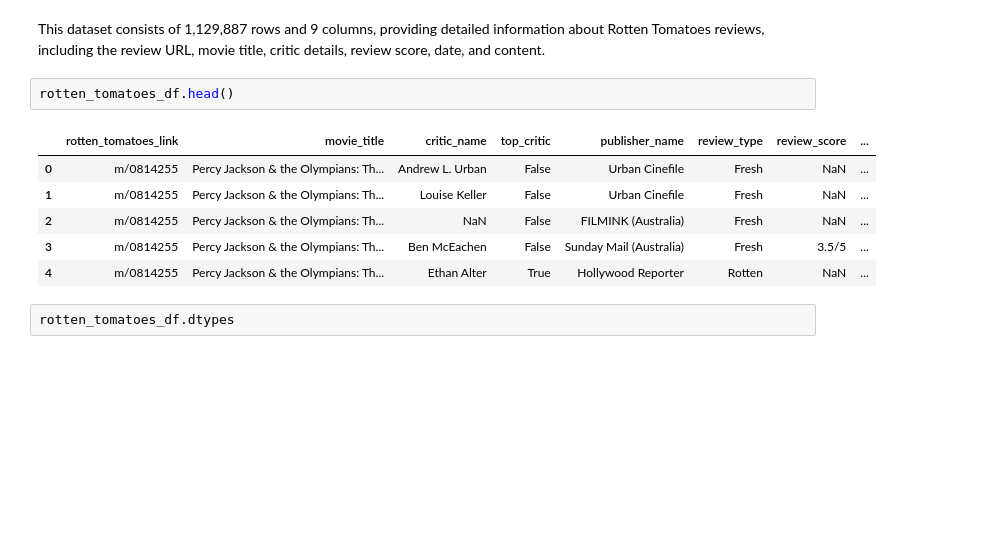
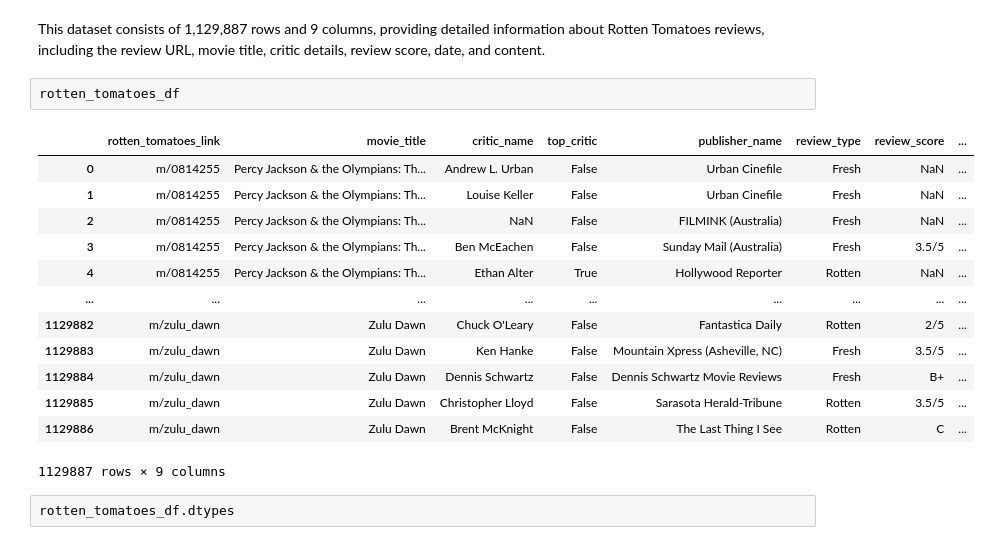
Before and after one commit to Yassek98/IUM-TWEB-Project, a Jupyter notebook: solution/notebooks/explorations/data_exploration.ipynb, the cells around one changed output. Cells and saved outputs as stored; diff of their text form; blank space fills up the shorter version.

```diff
--- a/solution/notebooks/explorations/data_exploration.ipynb
+++ b/solution/notebooks/explorations/data_exploration.ipynb
@@ -451,14 +519,21 @@ rotten_tomatoes_df.shape
 # %% [markdown]
 This dataset consists of 1,129,887 rows and 9 columns, providing detailed information about Rotten Tomatoes reviews, including the review URL, movie title, critic details, review score, date, and content.
 # %%
-rotten_tomatoes_df.head()
+rotten_tomatoes_df
 # %% [output]
 |  | rotten_tomatoes_link | movie_title | critic_name | top_critic | publisher_name | review_type | review_score | ... |
 | 0 | m/0814255 | Percy Jackson & the Olympians: Th... | Andrew L. Urban | False | Urban Cinefile | Fresh | NaN | ... |
 | 1 | m/0814255 | Percy Jackson & the Olympians: Th... | Louise Keller | False | Urban Cinefile | Fresh | NaN | ... |
 | 2 | m/0814255 | Percy Jackson & the Olympians: Th... | NaN | False | FILMINK (Australia) | Fresh | NaN | ... |
 | 3 | m/0814255 | Percy Jackson & the Olympians: Th... | Ben McEachen | False | Sunday Mail (Australia) | Fresh | 3.5/5 | ... |
 | 4 | m/0814255 | Percy Jackson & the Olympians: Th... | Ethan Alter | True | Hollywood Reporter | Rotten | NaN | ... |
+| ... | ... | ... | ... | ... | ... | ... | ... | ... |
+| 1129882 | m/zulu_dawn | Zulu Dawn | Chuck O'Leary | False | Fantastica Daily | Rotten | 2/5 | ... |
+| 1129883 | m/zulu_dawn | Zulu Dawn | Ken Hanke | False | Mountain Xpress (Asheville, NC) | Fresh | 3.5/5 | ... |
+| 1129884 | m/zulu_dawn | Zulu Dawn | Dennis Schwartz | False | Dennis Schwartz Movie Reviews | Fresh | B+ | ... |
+| 1129885 | m/zulu_dawn | Zulu Dawn | Christopher Lloyd | False | Sarasota Herald-Tribune | Rotten | 3.5/5 | ... |
+| 1129886 | m/zulu_dawn | Zulu Dawn | Brent McKnight | False | The Last Thing I See | Rotten | C | ... |
+1129887 rows × 9 columns
 # %%
 rotten_tomatoes_df.dtypes
 # %% [output]
```
Also changed, not shown: parts of 89 cells of this notebook.
